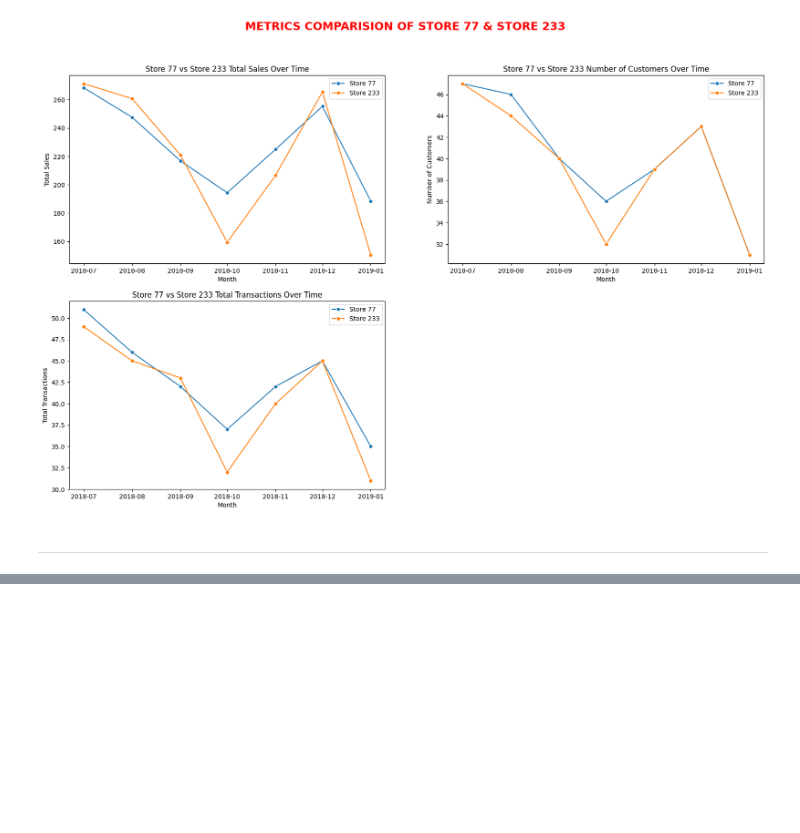
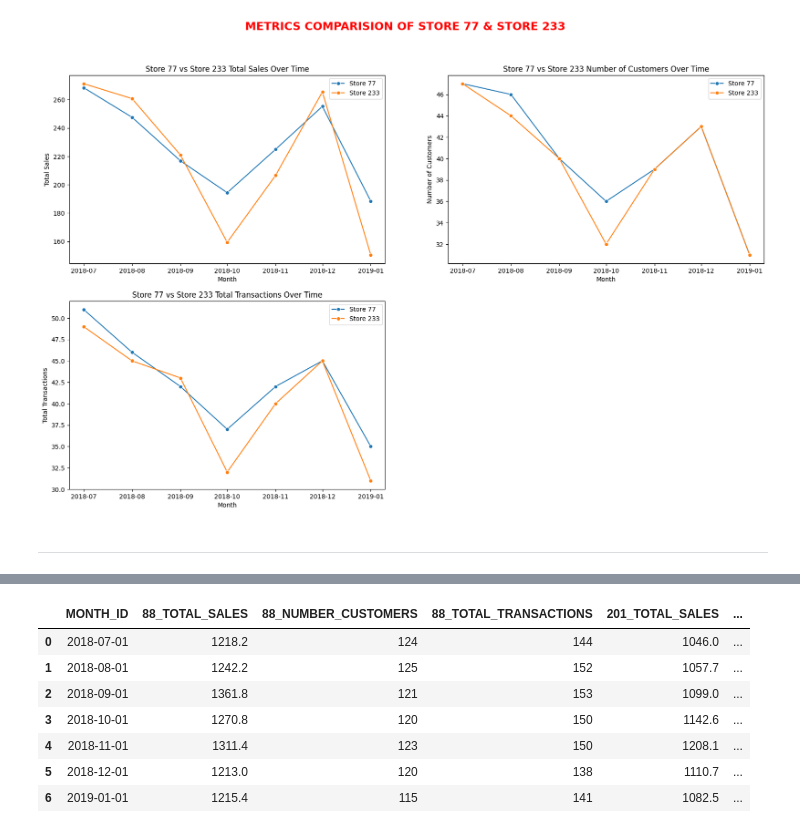
Before and after one commit to Mridul-dhungana/Quantium-Data-Analytics, a Jupyter notebook: Trial and Control stores.ipynb, the cells around one changed output, grey strips where cells are left out. Cells and saved outputs as stored; diff of their text form; code cells hidden in the pictures; blank space fills up the shorter version.

```diff
--- a/Trial and Control stores.ipynb
+++ b/Trial and Control stores.ipynb
@@ -887,0 +990,13 @@ Text(0.5, 0.98, 'METRICS COMPARISION OF STORE 77 & STORE 233')
+# %%
+store_88_201=store_88.merge(store_201,on='MONTH_ID',how='inner')
+store_88_201['MONTH_ID']=pd.to_datetime(store_88_201['MONTH_ID'],format='%Y%m')
+store_88_201
+# %% [output]
+|  | MONTH_ID | 88_TOTAL_SALES | 88_NUMBER_CUSTOMERS | 88_TOTAL_TRANSACTIONS | 201_TOTAL_SALES | ... |
+| 0 | 2018-07-01 | 1218.2 | 124 | 144 | 1046.0 | ... |
+| 1 | 2018-08-01 | 1242.2 | 125 | 152 | 1057.7 | ... |
+| 2 | 2018-09-01 | 1361.8 | 121 | 153 | 1099.0 | ... |
+| 3 | 2018-10-01 | 1270.8 | 120 | 150 | 1142.6 | ... |
+| 4 | 2018-11-01 | 1311.4 | 123 | 150 | 1208.1 | ... |
+| 5 | 2018-12-01 | 1213.0 | 120 | 138 | 1110.7 | ... |
+| 6 | 2019-01-01 | 1215.4 | 115 | 141 | 1082.5 | ... |
```
Also changed, not shown: parts of 16 cells of this notebook.
